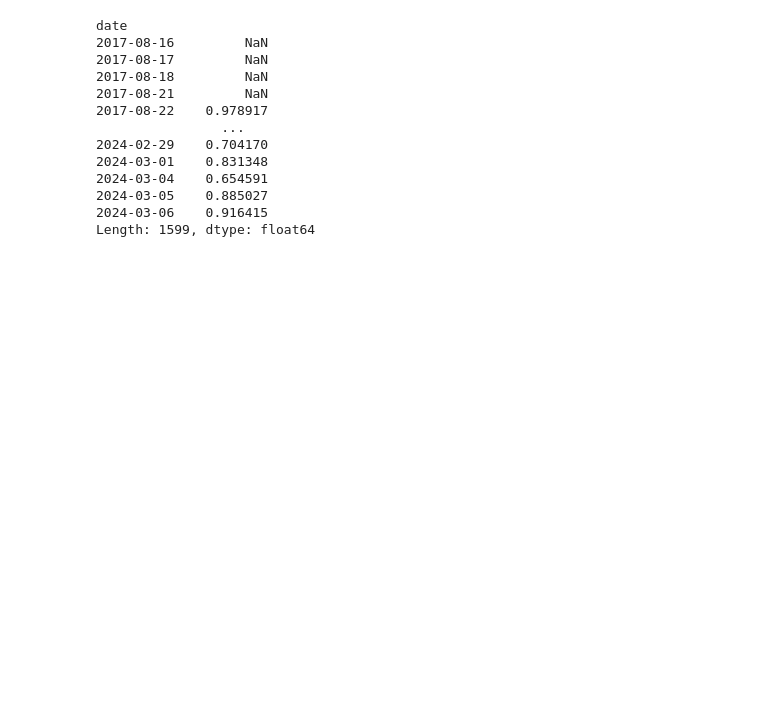
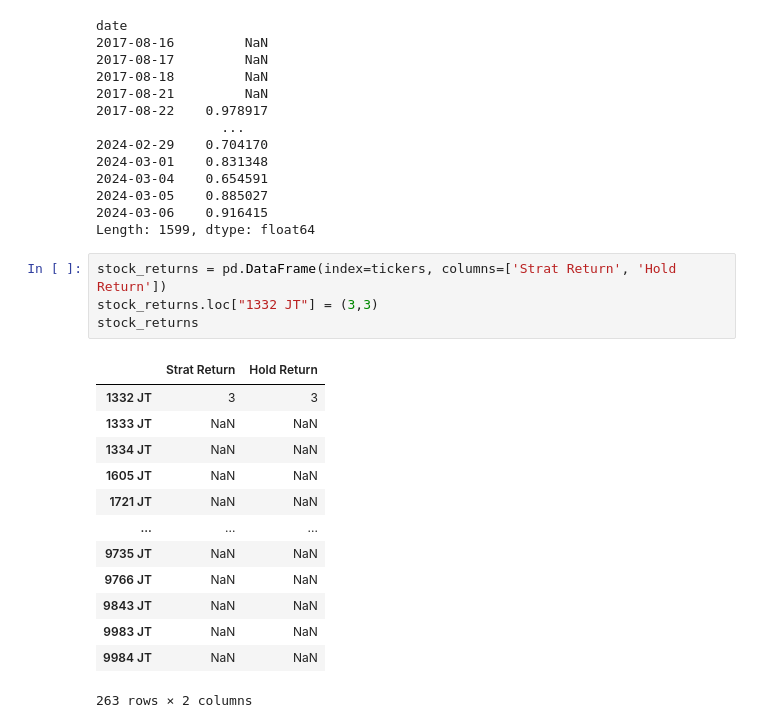
Before and after one commit to jamesmshihua/y-intercept, a Jupyter notebook: test.ipynb, the cells around one changed output. Drawn from its saved outputs; the diff is of its cells as text; blank space fills up the shorter version.

Commit message:
Added summary table

```diff
--- a/test.ipynb
+++ b/test.ipynb
@@ -69,3 +69,21 @@ date
 2024-03-05    0.885027
 2024-03-06    0.916415
 Length: 1599, dtype: float64
+# %%
+stock_returns = pd.DataFrame(index=tickers, columns=['Strat Return', 'Hold Return'])
+stock_returns.loc["1332 JT"] = (3,3)
+stock_returns
+# %% [output]
+|  | Strat Return | Hold Return |
+| 1332 JT | 3 | 3 |
+| 1333 JT | NaN | NaN |
+| 1334 JT | NaN | NaN |
+| 1605 JT | NaN | NaN |
+| 1721 JT | NaN | NaN |
+| ... | ... | ... |
+| 9735 JT | NaN | NaN |
+| 9766 JT | NaN | NaN |
+| 9843 JT | NaN | NaN |
+| 9983 JT | NaN | NaN |
+| 9984 JT | NaN | NaN |
+263 rows × 2 columns
```
Also changed, not shown: 2 other files.
